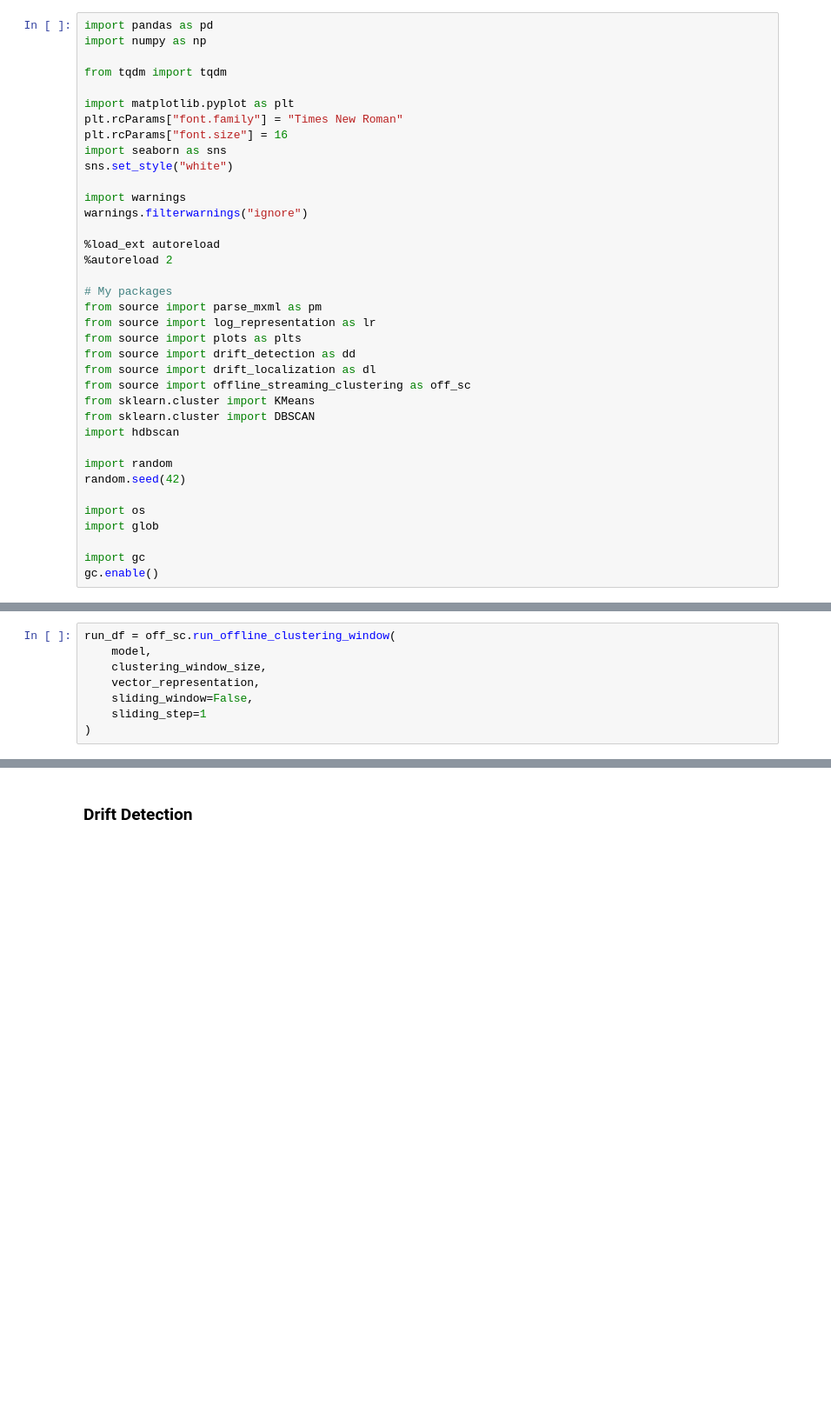
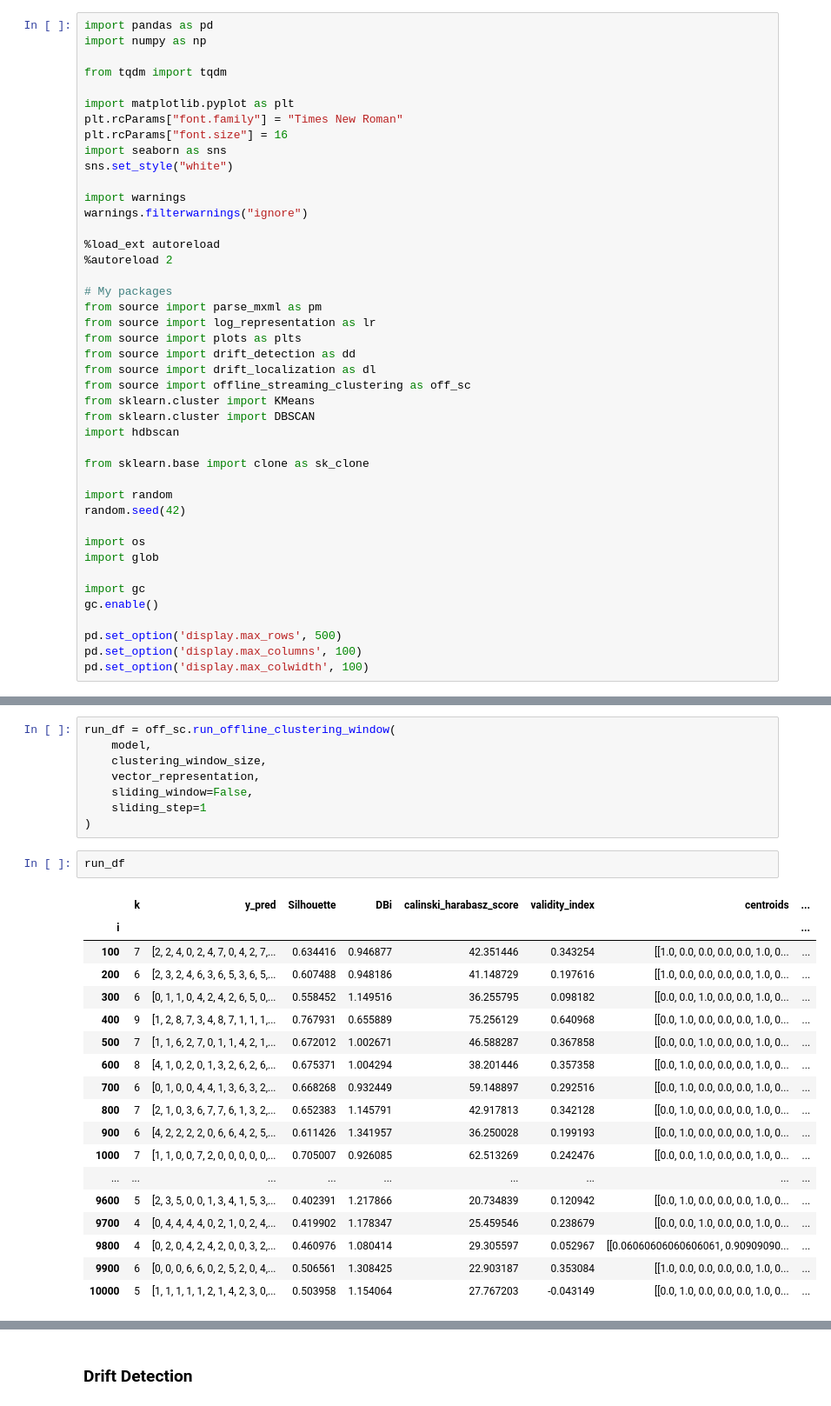
Before and after one commit to AC-Meira/trace_clustering_process_drift_detection, a Jupyter notebook: Drift Detection and Localization with DBSCAN.ipynb, the cells around one changed output, grey strips where cells are left out. Shown at 87% size. Drawn from its saved outputs; the diff is of its cells as text; blank space fills up the shorter version.

```diff
--- a/Drift Detection and Localization with DBSCAN.ipynb
+++ b/Drift Detection and Localization with DBSCAN.ipynb
@@ -27,6 +27,8 @@ from sklearn.cluster import KMeans
 from sklearn.cluster import DBSCAN
 import hdbscan
 
+from sklearn.base import clone as sk_clone
+
 import random
 random.seed(42)
 
@@ -35,6 +37,10 @@ import glob
 
 import gc
 gc.enable()
+
+pd.set_option('display.max_rows', 500)
+pd.set_option('display.max_columns', 100)
+pd.set_option('display.max_colwidth', 100)
 # %%
 def insensitive_glob(pattern):
     def either(c):
@@ -124,6 +144,27 @@ run_df = off_sc.run_offline_clustering_window(
     sliding_window=False,
     sliding_step=1
 )
+# %%
+run_df
+# %% [output]
+|  | k | y_pred | Silhouette | DBi | calinski_harabasz_score | validity_index | centroids | ... |
+| i |  |  |  |  |  |  |  | ... |
+| 100 | 7 | [2, 2, 4, 0, 2, 4, 7, 0, 4, 2, 7,... | 0.634416 | 0.946877 | 42.351446 | 0.343254 | [[1.0, 0.0, 0.0, 0.0, 0.0, 1.0, 0... | ... |
+| 200 | 6 | [2, 3, 2, 4, 6, 3, 6, 5, 3, 6, 5,... | 0.607488 | 0.948186 | 41.148729 | 0.197616 | [[1.0, 0.0, 0.0, 0.0, 0.0, 1.0, 0... | ... |
+| 300 | 6 | [0, 1, 1, 0, 4, 2, 4, 2, 6, 5, 0,... | 0.558452 | 1.149516 | 36.255795 | 0.098182 | [[0.0, 0.0, 1.0, 0.0, 0.0, 1.0, 0... | ... |
+| 400 | 9 | [1, 2, 8, 7, 3, 4, 8, 7, 1, 1, 1,... | 0.767931 | 0.655889 | 75.256129 | 0.640968 | [[0.0, 1.0, 0.0, 0.0, 0.0, 1.0, 0... | ... |
+| 500 | 7 | [1, 1, 6, 2, 7, 0, 1, 1, 4, 2, 1,... | 0.672012 | 1.002671 | 46.588287 | 0.367858 | [[0.0, 0.0, 1.0, 0.0, 0.0, 1.0, 0... | ... |
+| 600 | 8 | [4, 1, 0, 2, 0, 1, 3, 2, 6, 2, 6,... | 0.675371 | 1.004294 | 38.201446 | 0.357358 | [[0.0, 1.0, 0.0, 0.0, 0.0, 1.0, 0... | ... |
+| 700 | 6 | [0, 1, 0, 0, 4, 4, 1, 3, 6, 3, 2,... | 0.668268 | 0.932449 | 59.148897 | 0.292516 | [[0.0, 1.0, 0.0, 0.0, 0.0, 1.0, 0... | ... |
+| 800 | 7 | [2, 1, 0, 3, 6, 7, 7, 6, 1, 3, 2,... | 0.652383 | 1.145791 | 42.917813 | 0.342128 | [[0.0, 1.0, 0.0, 0.0, 0.0, 1.0, 0... | ... |
+| 900 | 6 | [4, 2, 2, 2, 2, 0, 6, 6, 4, 2, 5,... | 0.611426 | 1.341957 | 36.250028 | 0.199193 | [[0.0, 1.0, 0.0, 0.0, 0.0, 1.0, 0... | ... |
+| 1000 | 7 | [1, 1, 0, 0, 7, 2, 0, 0, 0, 0, 0,... | 0.705007 | 0.926085 | 62.513269 | 0.242476 | [[0.0, 0.0, 1.0, 0.0, 0.0, 1.0, 0... | ... |
+| ... | ... | ... | ... | ... | ... | ... | ... | ... |
+| 9600 | 5 | [2, 3, 5, 0, 0, 1, 3, 4, 1, 5, 3,... | 0.402391 | 1.217866 | 20.734839 | 0.120942 | [[0.0, 1.0, 0.0, 0.0, 0.0, 1.0, 0... | ... |
+| 9700 | 4 | [0, 4, 4, 4, 4, 0, 2, 1, 0, 2, 4,... | 0.419902 | 1.178347 | 25.459546 | 0.238679 | [[0.0, 0.0, 1.0, 0.0, 0.0, 1.0, 0... | ... |
+| 9800 | 4 | [0, 2, 0, 4, 2, 4, 2, 0, 0, 3, 2,... | 0.460976 | 1.080414 | 29.305597 | 0.052967 | [[0.06060606060606061, 0.90909090... | ... |
+| 9900 | 6 | [0, 0, 0, 6, 6, 0, 2, 5, 2, 0, 4,... | 0.506561 | 1.308425 | 22.903187 | 0.353084 | [[1.0, 0.0, 0.0, 0.0, 0.0, 1.0, 0... | ... |
+| 10000 | 5 | [1, 1, 1, 1, 1, 2, 1, 4, 2, 3, 0,... | 0.503958 | 1.154064 | 27.767203 | -0.043149 | [[0.0, 1.0, 0.0, 0.0, 0.0, 1.0, 0... | ... |
 # %%
 for i in run_df.columns:
     print(i)
```
Also changed, not shown: parts of 10 cells of this notebook, 3 other files.
